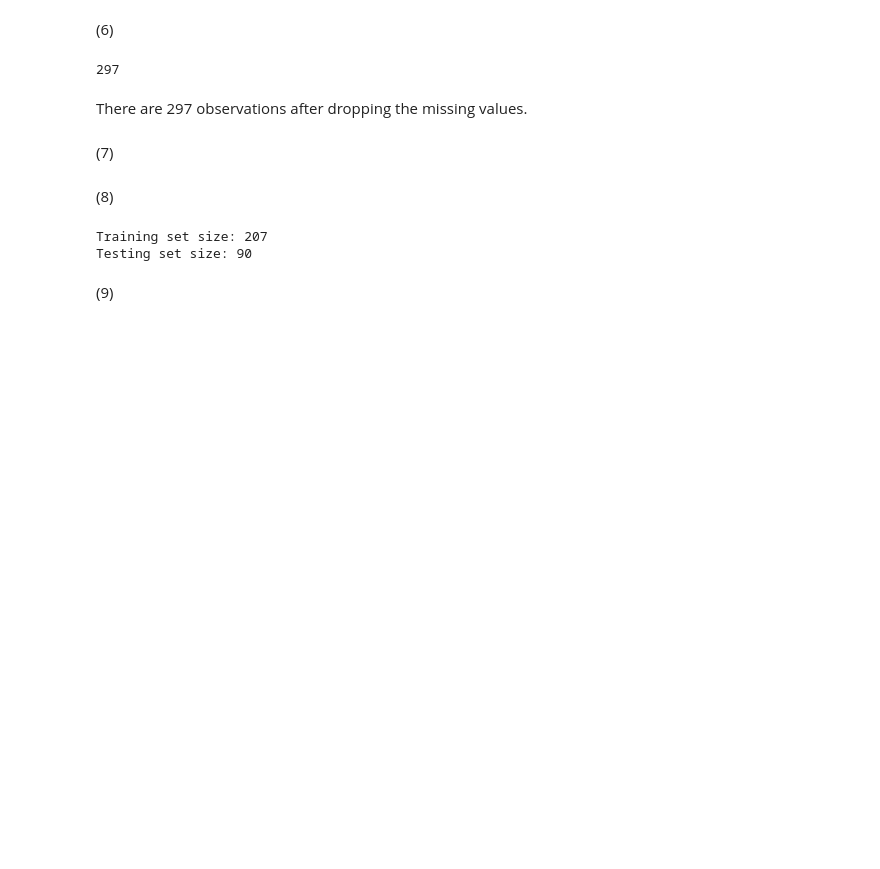
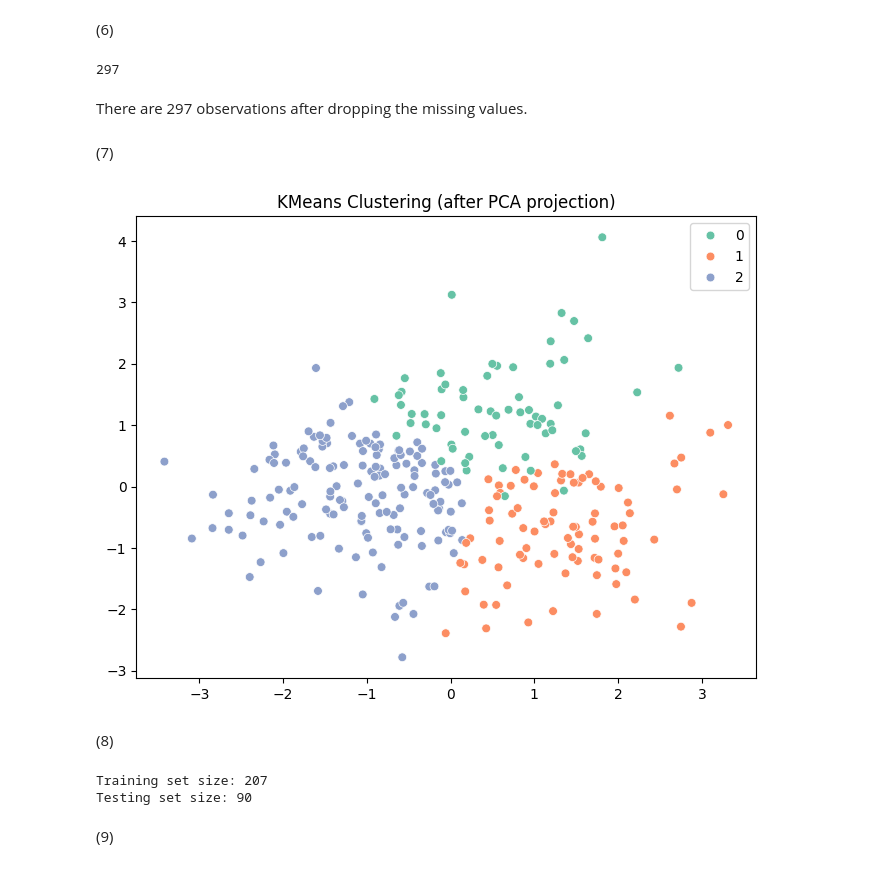
Before and after one commit to SweetIceLolly/3da-a6, a Jupyter notebook: ans.ipynb, the cells around one changed output. Saved outputs shown, nothing was run; the diff lists cells and outputs as text; code cells hidden in the pictures; blank space fills up the shorter version.

```diff
--- a/ans.ipynb
+++ b/ans.ipynb
@@ -146,6 +157,28 @@ print(num_observations_after_drop)
 There are 297 observations after dropping the missing values.
 # %% [markdown]
 (7)
+# %%
+
+categorical_cols = ['sex', 'cp', 'fbs', 'restecg', 'exang', 'slope', 'ca', 'thal', 'num']
+X_cluster = scaled_data.drop(columns = categorical_cols)
+
+scaler = StandardScaler()
+X_scaled = scaler.fit_transform(X_cluster)
+
+
+kmeans = KMeans(n_clusters = 3, random_state = 1) #choose the number of clusters = 3 due to previous knowledge
+clusters = kmeans.fit_predict(X_scaled)
+
+pca = PCA(n_components = 2)
+X_pca = pca.fit_transform(X_scaled)
+
+plt.figure(figsize = (8,6))
+sns.scatterplot(x = X_pca[:, 0], y = X_pca[:, 1], hue = clusters, palette = 'Set2' , s = 40)
+
+plt.title('KMeans Clustering (after PCA projection)')
+plt.show()
+# %% [output]
+[figure, added]
 # %% [markdown]
 (8)
 # %%
```
Also changed, not shown: parts of 7 cells of this notebook.
